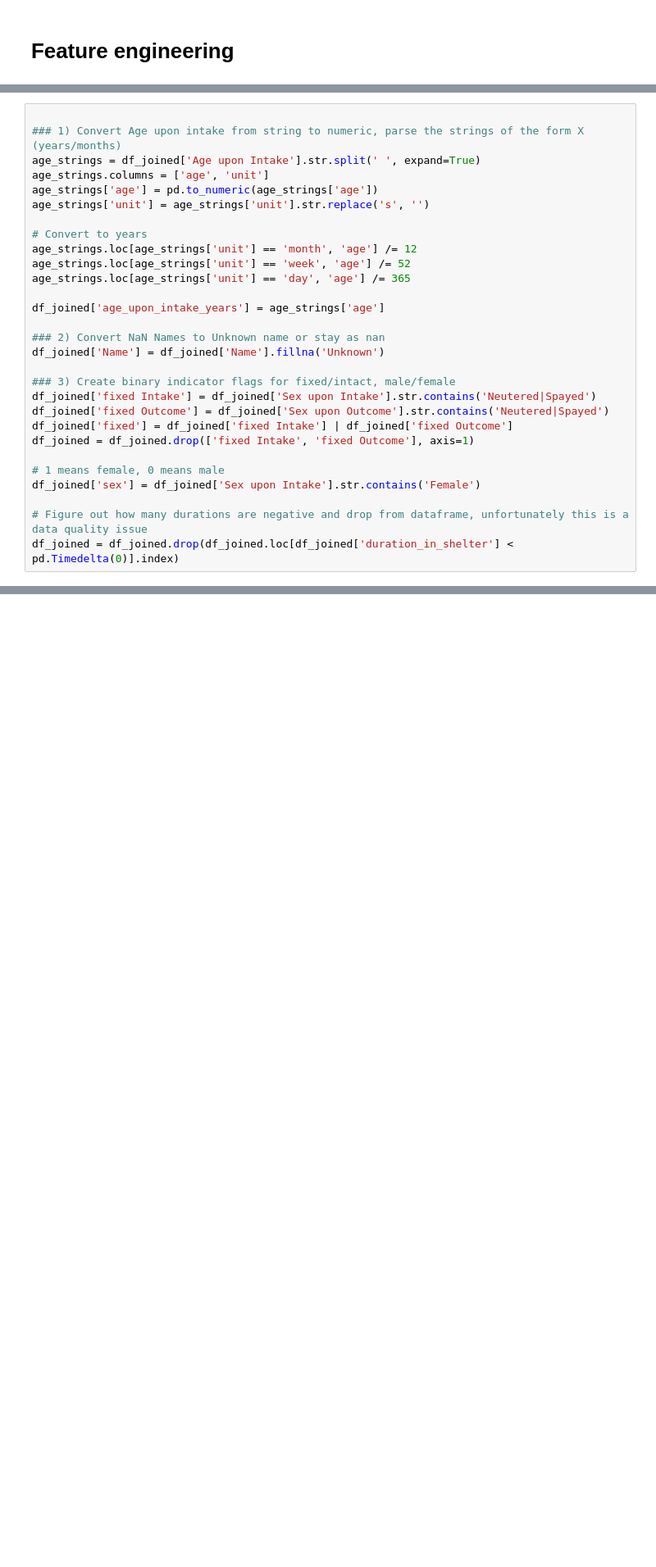
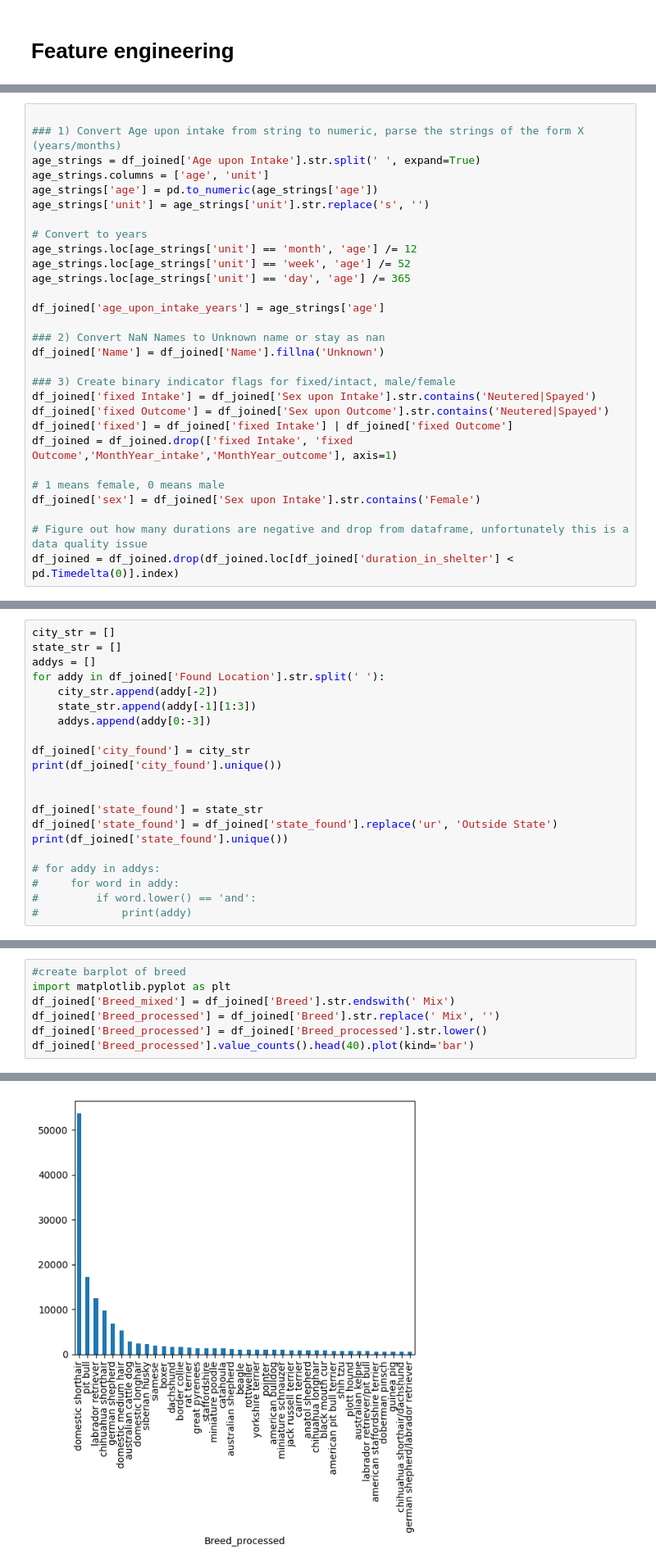
Before and after one commit to alpalkah/csmlFinalProject, a Jupyter notebook: testing.ipynb, the cells around one changed output, grey strips where cells are left out. Shown at 82% size. Saved outputs shown, nothing was run; the diff lists cells and outputs as text; blank space fills up the shorter version.

Commit message:
Bert embedding, breeds, etc

```diff
--- a/testing.ipynb
+++ b/testing.ipynb
@@ -144,7 +120,7 @@ df_joined['Name'] = df_joined['Name'].fillna('Unknown')
 df_joined['fixed Intake'] = df_joined['Sex upon Intake'].str.contains('Neutered|Spayed')
 df_joined['fixed Outcome'] = df_joined['Sex upon Outcome'].str.contains('Neutered|Spayed')
 df_joined['fixed'] = df_joined['fixed Intake'] | df_joined['fixed Outcome']
-df_joined = df_joined.drop(['fixed Intake', 'fixed Outcome'], axis=1)
+df_joined = df_joined.drop(['fixed Intake', 'fixed Outcome','MonthYear_intake','MonthYear_outcome'], axis=1)
 
 # 1 means female, 0 means male
 df_joined['sex'] = df_joined['Sex upon Intake'].str.contains('Female')
@@ -161,0 +132,21 @@ from geopy.geocoders import Nominatim
+# %%
+city_str = []
+state_str = []
+addys = []
+for addy in df_joined['Found Location'].str.split(' '):
+    city_str.append(addy[-2])
+    state_str.append(addy[-1][1:3])
+    addys.append(addy[0:-3])
+
+df_joined['city_found'] = city_str
+print(df_joined['city_found'].unique())
+
+
+df_joined['state_found'] = state_str
+df_joined['state_found'] = df_joined['state_found'].replace('ur', 'Outside State')
+print(df_joined['state_found'].unique())
+
+# for addy in addys:
+#     for word in addy:
+#         if word.lower() == 'and':
+#             print(addy)
@@ -161,0 +221,8 @@ from geopy.geocoders import Nominatim
+# %%
+#create barplot of breed
+import matplotlib.pyplot as plt
+df_joined['Breed_mixed'] = df_joined['Breed'].str.endswith(' Mix')
+df_joined['Breed_processed'] = df_joined['Breed'].str.replace(' Mix', '')
+df_joined['Breed_processed'] = df_joined['Breed_processed'].str.lower()
+df_joined['Breed_processed'].value_counts().head(40).plot(kind='bar')
+# %% [output]
@@ -161,0 +232 @@ from geopy.geocoders import Nominatim
+[figure, added]
```
Also changed, not shown: parts of 14 cells of this notebook.
